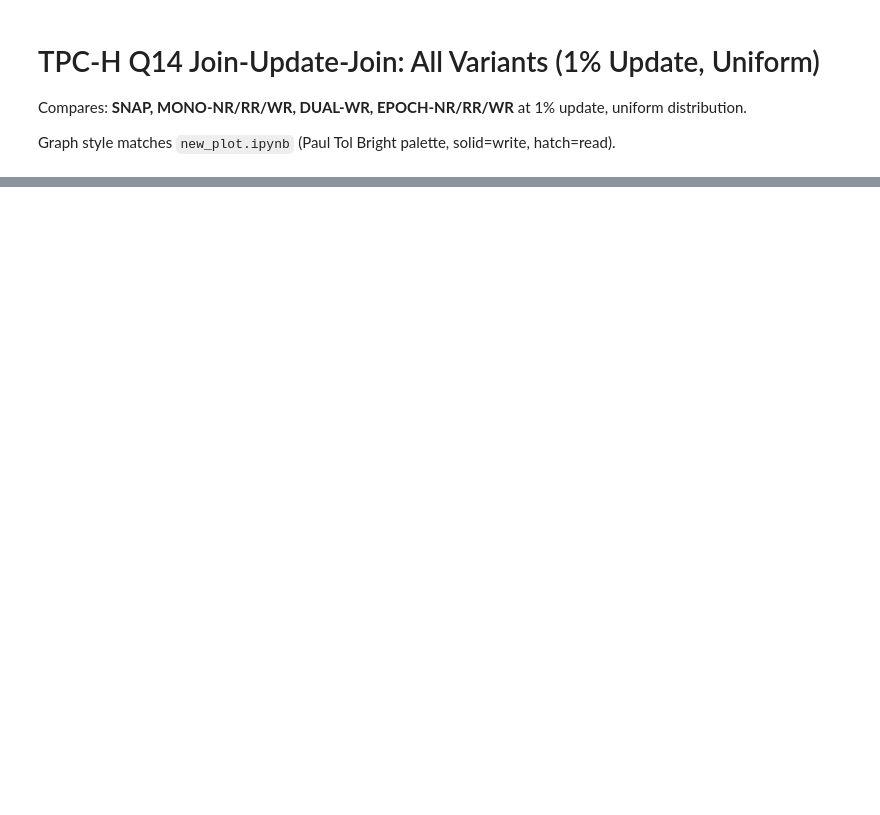
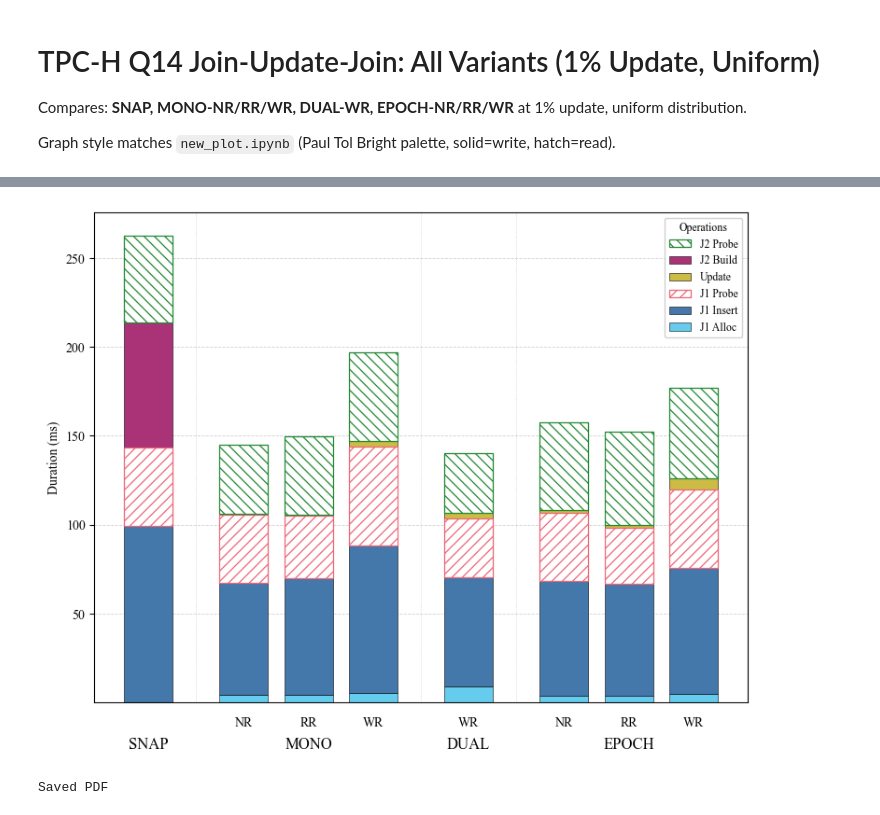
Before and after one commit to mallang/FosterBtree, a Jupyter notebook: benches/sigmod/tpch_q14_all_variants.ipynb, the cells around one changed output, grey strips where cells are left out. Saved outputs shown, nothing was run; the diff lists cells and outputs as text; code cells hidden in the pictures; blank space fills up the shorter version.

Commit message:
Update MVCC hash join benchmarks

```diff
--- a/benches/sigmod/tpch_q14_all_variants.ipynb
+++ b/benches/sigmod/tpch_q14_all_variants.ipynb
@@ -121,4 +168,15 @@ df['table'] = df['table_type'].map(table_map).fillna(df['table_type'])
 df['repair'] = df['repair_mode'].map(repair_map).fillna(df['repair_mode'])
 df.loc[df['table'] == 'naive', 'repair'] = ''
 
-display(df[['table','repair','join1_build_ms','join1_probe_ms','update_ms','join2_build_ms','join2_probe_ms','total_join_update_join_ms']])
+if {'j1_alloc_ms', 'j1_insert_ms'}.issubset(df.columns):
+    if 'join1_build_ms' not in df.columns:
+        df['join1_build_ms'] = df['j1_alloc_ms'] + df['j1_insert_ms']
+    total_col = 'total_join_update_join_ms' if 'total_join_update_join_ms' in df.columns else 'total_ms'
+    display_cols = ['table', 'repair', 'j1_alloc_ms', 'j1_insert_ms', 'join1_build_ms',
+                   'join1_probe_ms', 'update_ms', 'join2_build_ms', 'join2_probe_ms', total_col]
+else:
+    total_col = 'total_join_update_join_ms' if 'total_join_update_join_ms' in df.columns else 'total_ms'
+    display_cols = ['table', 'repair', 'join1_build_ms', 'join1_probe_ms',
+                   'update_ms', 'join2_build_ms', 'join2_probe_ms', total_col]
+
+display(df[display_cols])
@@ -137,13 +205,23 @@ tol = {
 }
 
 # Phase config: (csv_col, display_name, color, is_write)
-phases = [
-    ('join1_build_ms', 'J1 Build',  tol['blue'],   True),
-    ('join1_probe_ms', 'J1 Probe',  tol['red'],    False),
-    ('update_ms',      'Update',    tol['yellow'], True),
-    ('join2_build_ms', 'J2 Build',  tol['purple'], True),
-    ('join2_probe_ms', 'J2 Probe',  tol['green'],  False),
-]
+if {'j1_alloc_ms', 'j1_insert_ms'}.issubset(df.columns):
+    phases = [
+        ('j1_alloc_ms', 'J1 Alloc', tol['cyan'], True),
+        ('j1_insert_ms', 'J1 Insert', tol['blue'], True),
+        ('join1_probe_ms', 'J1 Probe', tol['red'], False),
+        ('update_ms', 'Update', tol['yellow'], True),
+        ('join2_build_ms', 'J2 Build', tol['purple'], True),
+        ('join2_probe_ms', 'J2 Probe', tol['green'], False),
+    ]
+else:
+    phases = [
+        ('join1_build_ms', 'J1 Build', tol['blue'], True),
+        ('join1_probe_ms', 'J1 Probe', tol['red'], False),
+        ('update_ms', 'Update', tol['yellow'], True),
+        ('join2_build_ms', 'J2 Build', tol['purple'], True),
+        ('join2_probe_ms', 'J2 Probe', tol['green'], False),
+    ]
 
 hatch_map = {
     'J1 Probe': '///',
@@ -218,30 +296,33 @@ for xc, lab in zip(major_centers, major_labels):
             transform=ax.get_xaxis_transform(), fontsize=12, clip_on=False)
 
 # Separators between major groups
 for k in range(1, len(major_centers)):
     prev_end   = max(xx for xx, (tt, _) in zip(bar_x, combos) if tt == table_order[k-1])
     next_start = min(xx for xx, (tt, _) in zip(bar_x, combos) if tt == table_order[k])
     ax.axvline((prev_end + next_start) / 2, linestyle=':', linewidth=0.6, alpha=0.3)
 
 ax.set_axisbelow(True)
 ax.yaxis.grid(True, linestyle='--', linewidth=0.6, alpha=0.6)
 ax.set_ylabel('Duration (ms)')
 
 # Legend (reversed order, matching new_plot style)
 handles, labels_leg = [], []
 for (col, lbl, color, is_write) in reversed(phases):
     if is_write:
         patch = Patch(facecolor=color, edgecolor='black', linewidth=0.4)
     else:
         patch = Patch(facecolor='white', edgecolor=color,
                       hatch=hatch_map.get(lbl, '///'), linewidth=0.9)
     handles.append(patch)
     labels_leg.append(lbl)
 
 ax.legend(handles, labels_leg, title='Operations',
           loc='upper right', framealpha=0.9, fontsize=8.5, title_fontsize=8.5)
 
 plt.tight_layout()
 plt.savefig(str(DATA_DIR / 'q14_juj_all_variants_1pct.pdf'), format='pdf')
 plt.show()
 print('Saved PDF')
+# %% [output]
+[figure, added]
+Saved PDF
```
Also changed, not shown: parts of 6 cells of this notebook, 15 other files.
